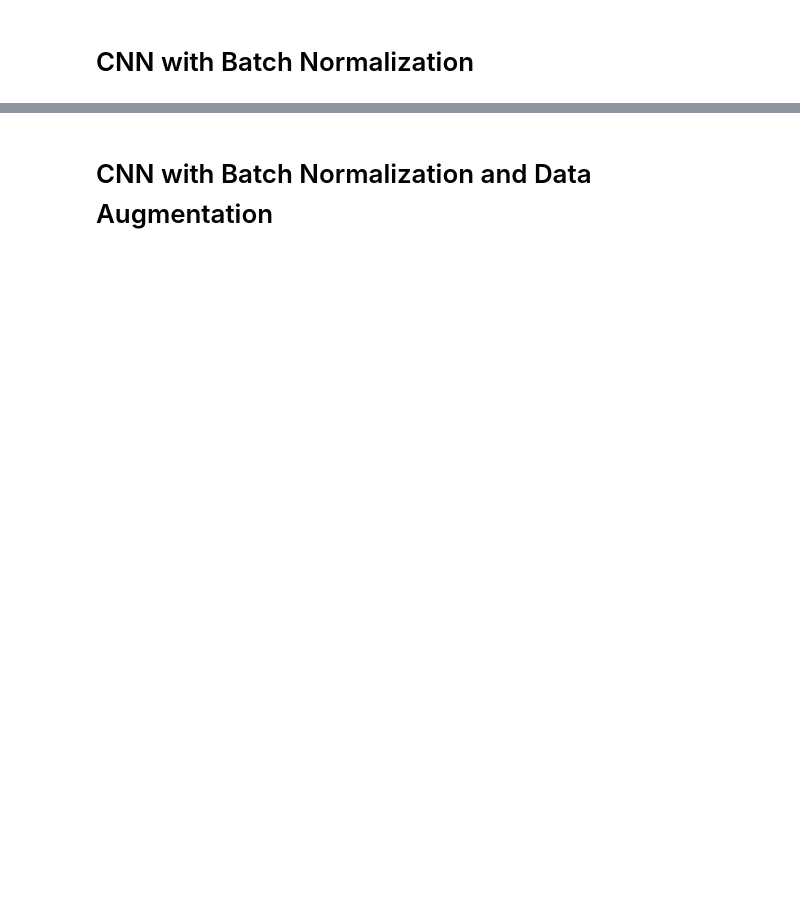
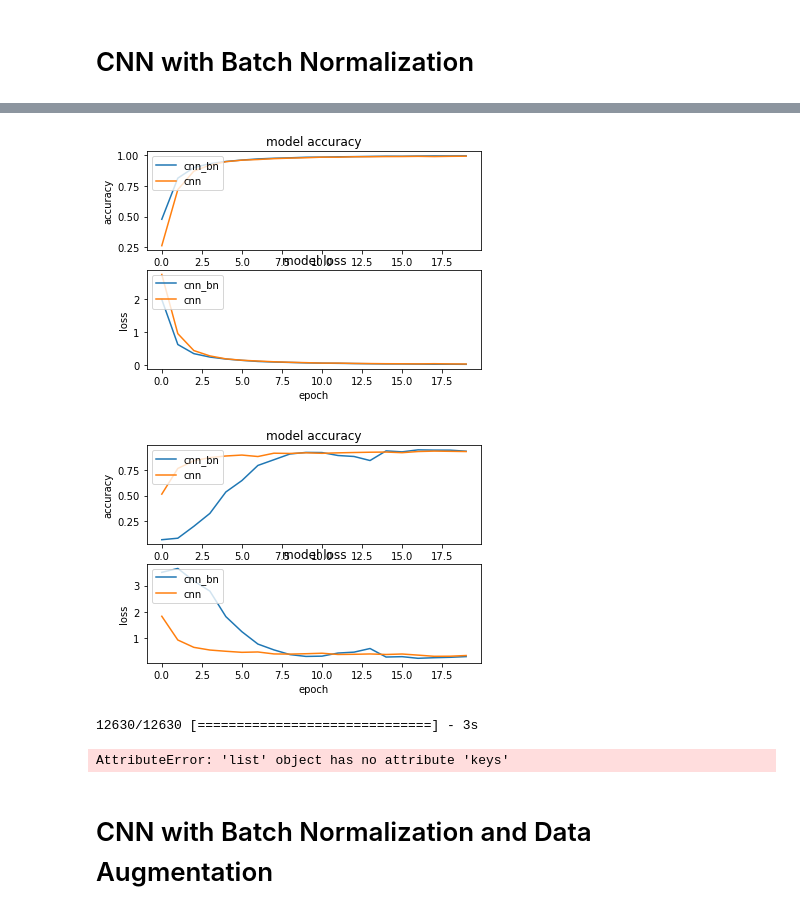
Before and after one commit to saritanavuluru/ML, a Jupyter notebook: capstone/KerasGTSB/Capstone_work_in_progress.ipynb, the cells around one changed output, grey strips where cells are left out. Saved outputs shown, nothing was run; the diff lists cells and outputs as text; code cells hidden in the pictures; blank space fills up the shorter version.

```diff
--- a/capstone/KerasGTSB/Capstone_work_in_progress.ipynb
+++ b/capstone/KerasGTSB/Capstone_work_in_progress.ipynb
@@ -540,3 +715,59 @@ model.evaluate(X_test,y_test)
+# %%
+
+
+
+plt.figure(1)
+plt.subplot(211)
+plt.plot(history_bn['acc'])
+plt.plot(history_cnn['acc'])
+plt.title('model accuracy')
+plt.ylabel('accuracy')
+plt.xlabel('epoch')
+plt.legend(['cnn_bn', 'cnn'], loc='upper left')
+
+ # summarize history for loss
+
+plt.subplot(212)
+plt.plot(history_bn['loss'])
+plt.plot(history_cnn['loss'])
+plt.title('model loss')
+plt.ylabel('loss')
+plt.xlabel('epoch')
+plt.legend(['cnn_bn', 'cnn'], loc='upper left')
+plt.show()
+
+
+plt.figure(1)
+
+plt.subplot(211)
+plt.plot(history_bn['val_acc'])
+plt.plot(history_cnn['val_acc'])
+plt.title('model accuracy')
+plt.ylabel('accuracy')
+plt.xlabel('epoch')
+plt.legend(['cnn_bn', 'cnn'], loc='upper left')
+
+ # summarize history for loss
+
+plt.subplot(212)
+plt.plot(history_bn['val_loss'])
+plt.plot(history_cnn['val_loss'])
+plt.title('model loss')
+plt.ylabel('loss')
+plt.xlabel('epoch')
+plt.legend(['cnn_bn', 'cnn'], loc='upper left')
+plt.show()
+# %% [output]
+[figure, added]
+[figure, added]
+# %%
+evaluate = model.evaluate(X_test,y_test)
+# %% [output]
+12630/12630 [==============================] - 3s
+# %%
+print(evaluate)
+# %% [output]
+AttributeError: 'list' object has no attribute 'keys'
 # %% [markdown]
 # CNN with Batch Normalization and Data Augmentation
 # %%
```
Also changed, not shown: parts of 16 cells of this notebook.
